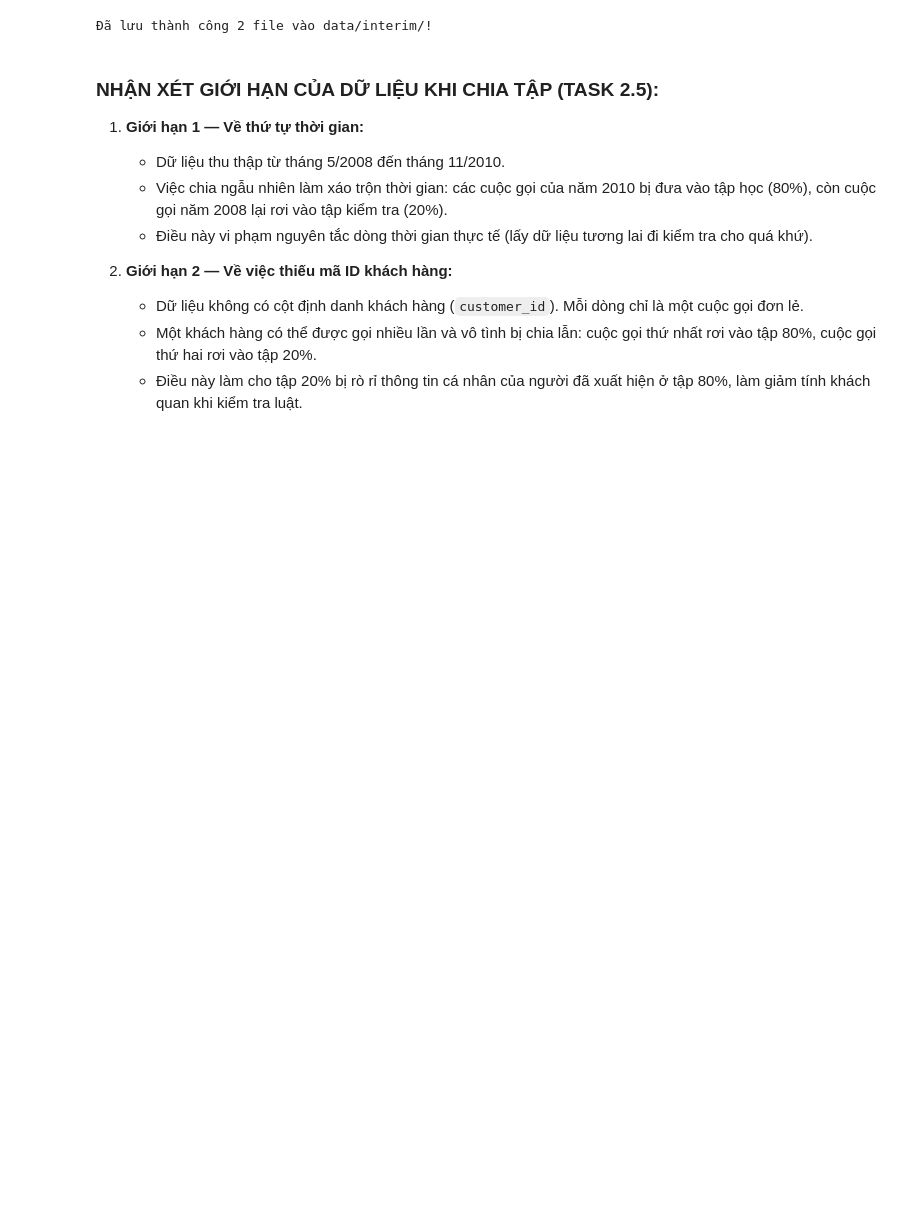
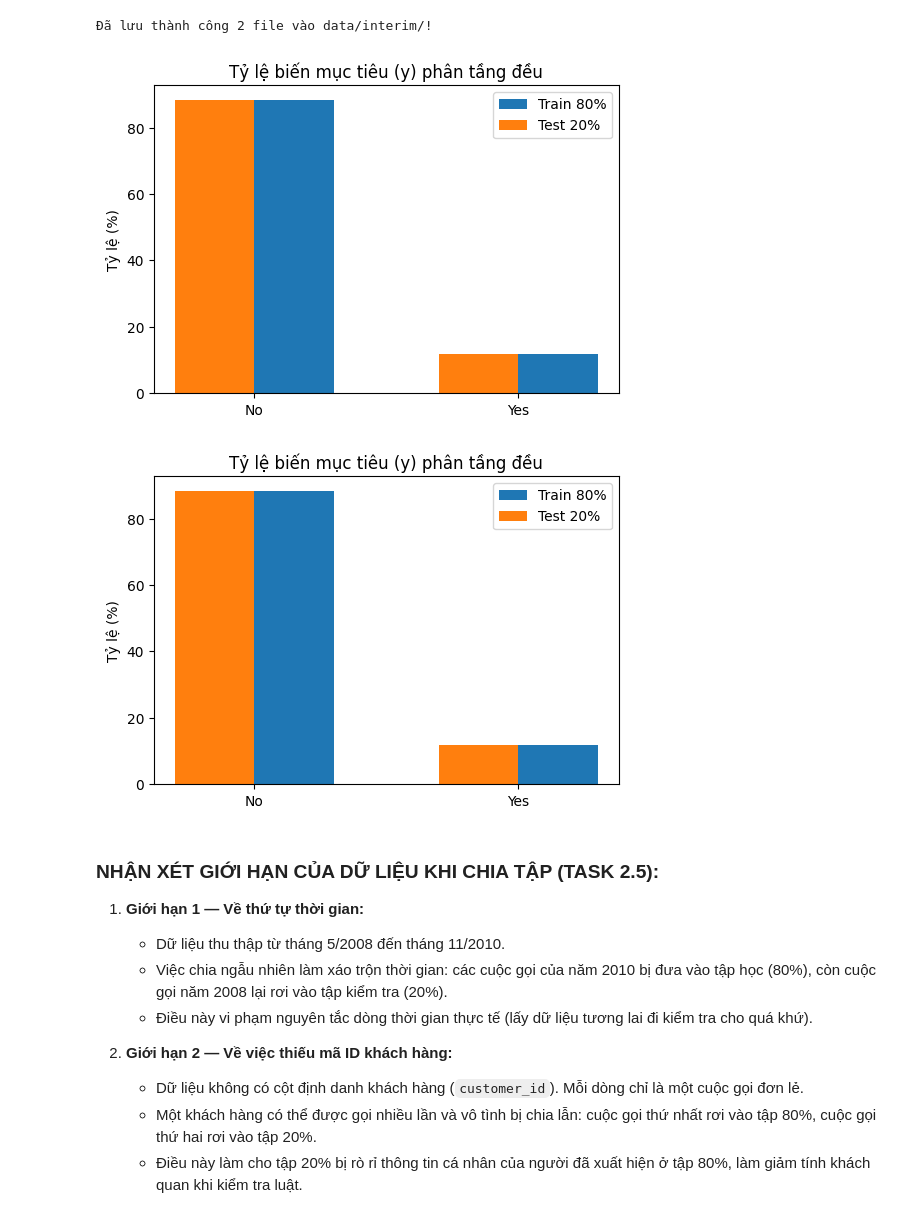
Before and after one commit to TruongMinhThang24/dbm301_asm_group3_de4, a Jupyter notebook: notebooks/2.4_2.5_task.ipynb, the cells around one changed output. Drawn from its saved outputs; the diff is of its cells as text; code cells hidden in the pictures; blank space fills up the shorter version.

```diff
--- a/notebooks/2.4_2.5_task.ipynb
+++ b/notebooks/2.4_2.5_task.ipynb
@@ -71,6 +72,24 @@ df_test.to_csv(INTERIM_DATA_DIR / 'test_20.csv', sep=';', index=False)
 print("Đã lưu thành công 2 file vào data/interim/!")
 # %% [output]
 Đã lưu thành công 2 file vào data/interim/!
+# %%
+# Chạy thêm cell này sau khi đã có df_exploration và df_test
+%matplotlib inline
+import matplotlib.pyplot as plt
+
+train_dist = df_exploration['y'].value_counts(normalize=True) * 100
+test_dist = df_test['y'].value_counts(normalize=True) * 100
+
+fig, ax = plt.subplots(figsize=(6, 4))
+ax.bar(['No', 'Yes'], train_dist, width=0.3, label='Train 80%', align='edge')
+ax.bar(['No', 'Yes'], test_dist, width=-0.3, label='Test 20%', align='edge')
+ax.set_ylabel('Tỷ lệ (%)')
+ax.set_title('Tỷ lệ biến mục tiêu (y) phân tầng đều')
+ax.legend()
+plt.show()
+# %% [output]
+[figure, added]
+[figure, added]
 # %% [markdown]
 ### NHẬN XÉT GIỚI HẠN CỦA DỮ LIỆU KHI CHIA TẬP (TASK 2.5):
 
```
Also changed, not shown: parts of 1 cell of this notebook, 7 other files.
